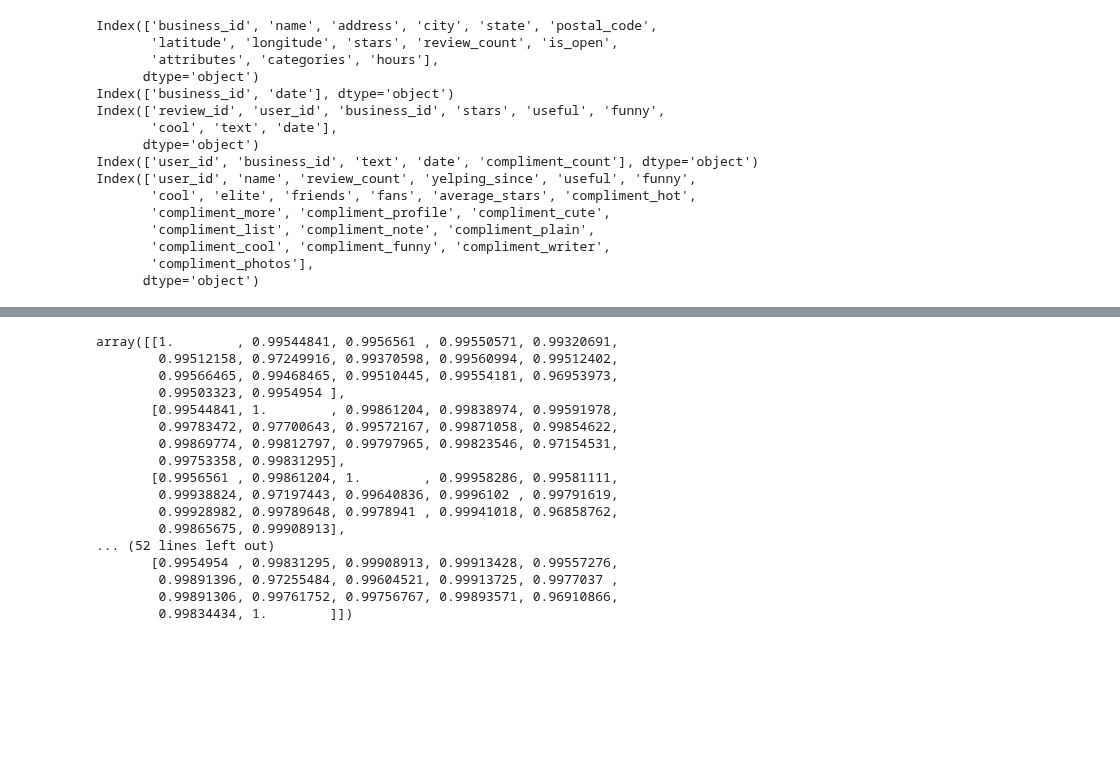
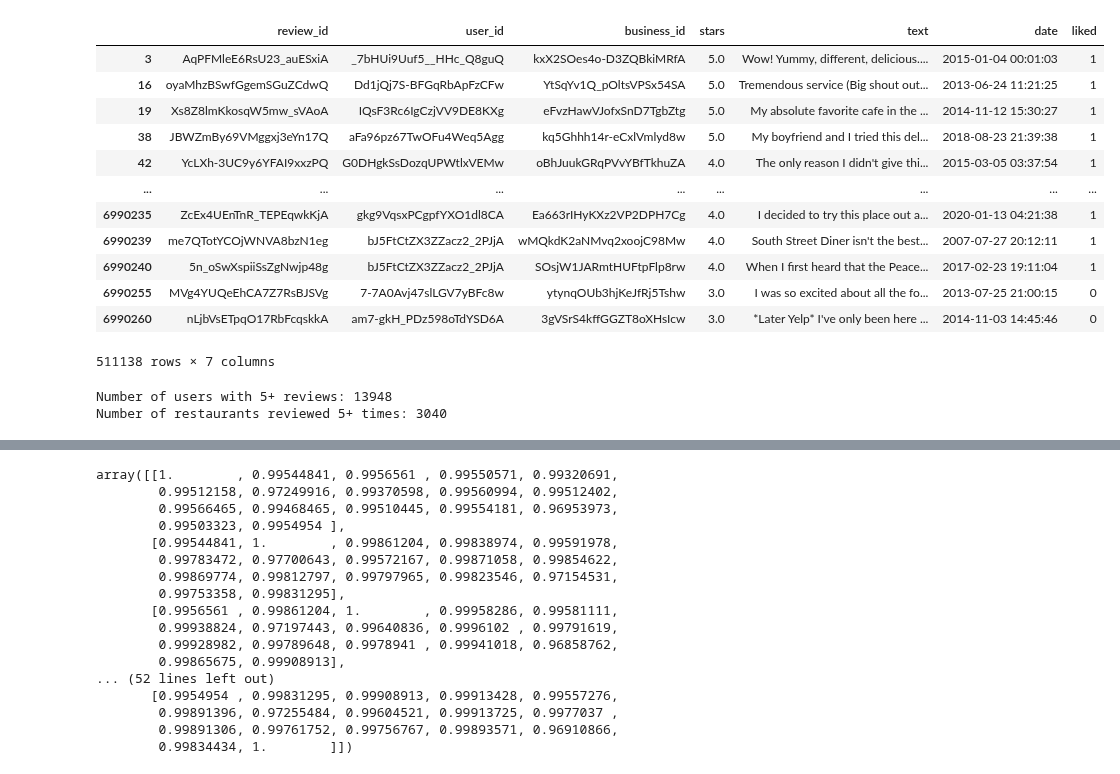
Before and after one commit to larasneves/ComplexDataAnalysis, a Jupyter notebook: Part 1 NLP Recommendation System/Pipeline_ADC.ipynb, the cells around one changed output, grey strips where cells are left out. Drawn from its saved outputs; the diff is of its cells as text; code cells hidden in the pictures; blank space fills up the shorter version.

```diff
--- a/Part 1 NLP Recommendation System/Pipeline_ADC.ipynb
+++ b/Part 1 NLP Recommendation System/Pipeline_ADC.ipynb
@@ -41,36 +44,43 @@ df_review=pd.read_csv('yelp_academic_dataset_review.csv')
 df_tip=pd.read_csv('yelp_academic_dataset_tip.csv')
 df_user=pd.read_csv('yelp_academic_dataset_user.csv')
 
-print(df_business.columns)
-print(df_checkin.columns)
-print(df_review.columns)
-print(df_tip.columns)
-print(df_user.columns)
+# print(df_business.columns)
+# print(df_checkin.columns)
+# print(df_review.columns)
+# print(df_tip.columns)
+# print(df_user.columns)
-# %% [output]
-Index(['business_id', 'name', 'address', 'city', 'state', 'postal_code',
-       'latitude', 'longitude', 'stars', 'review_count', 'is_open',
-       'attributes', 'categories', 'hours'],
-      dtype='object')
-Index(['business_id', 'date'], dtype='object')
-Index(['review_id', 'user_id', 'business_id', 'stars', 'useful', 'funny',
-       'cool', 'text', 'date'],
-      dtype='object')
-Index(['user_id', 'business_id', 'text', 'date', 'compliment_count'], dtype='object')
-Index(['user_id', 'name', 'review_count', 'yelping_since', 'useful', 'funny',
-       'cool', 'elite', 'friends', 'fans', 'average_stars', 'compliment_hot',
-       'compliment_more', 'compliment_profile', 'compliment_cute',
-       'compliment_list', 'compliment_note', 'compliment_plain',
-       'compliment_cool', 'compliment_funny', 'compliment_writer',
-       'compliment_photos'],
-      dtype='object')
 # %%
 #Subset de dados
 
 df_business_filadelfia = df_business[(df_business['city'] == 'Philadelphia') & (df_business['categories'].str.contains('Restaurants', na=False)) & (df_business['is_open']==1)].reset_index(drop=True)
-df_business_filadelfia=df_business_filadelfia[['business_id', 'name', 'stars', 'review_count', 'attributes', 'categories', 'hours']]
+df_business_filadelfia=df_business_filadelfia[['business_id', 'name', 'stars', 'review_count', 'attributes', 'categories', 'hours']].reset_index(drop=True)
 
 df_review_filadelfia = df_review[df_review['business_id'].isin(df_business_filadelfia['business_id'])]
 df_review_filadelfia=df_review_filadelfia[['review_id', 'user_id', 'business_id', 'stars', 'text', 'date']]
+df_review_filadelfia['liked'] = (df_review_filadelfia['stars'] > 3).astype(int)
+df_review_filadelfia_profiles = df_review_filadelfia[df_review_filadelfia['liked'] == 1].reset_index(drop=True)
 
 df_user_filadelfia = df_user[df_user['user_id'].isin(df_review_filadelfia['user_id'])]
-df_user_filadelfia=df_user_filadelfia[['user_id', 'name', 'review_count', 'yelping_since', 'elite', 'average_stars']]
+df_user_filadelfia=df_user_filadelfia[['user_id', 'name', 'review_count', 'yelping_since', 'elite', 'average_stars']].reset_index(drop=True)
+
+# Perfis LDA
+user_profile = pd.read_csv("user_profiles.csv")
+user_profile = user_profile.drop(columns=['Unnamed: 0'])
+restaurant_profile = pd.read_csv("restaurant_profiles.csv")
+restaurant_profile = restaurant_profile.drop(columns=['Unnamed: 0'])
+# %%
+df_review_filadelfia
+# %% [output]
+|  | review_id | user_id | business_id | stars | text | date | liked |
+| 3 | AqPFMleE6RsU23_auESxiA | _7bHUi9Uuf5__HHc_Q8guQ | kxX2SOes4o-D3ZQBkiMRfA | 5.0 | Wow! Yummy, different, delicious.... | 2015-01-04 00:01:03 | 1 |
+| 16 | oyaMhzBSwfGgemSGuZCdwQ | Dd1jQj7S-BFGqRbApFzCFw | YtSqYv1Q_pOltsVPSx54SA | 5.0 | Tremendous service (Big shout out... | 2013-06-24 11:21:25 | 1 |
+| 19 | Xs8Z8lmKkosqW5mw_sVAoA | IQsF3Rc6IgCzjVV9DE8KXg | eFvzHawVJofxSnD7TgbZtg | 5.0 | My absolute favorite cafe in the ... | 2014-11-12 15:30:27 | 1 |
+| 38 | JBWZmBy69VMggxj3eYn17Q | aFa96pz67TwOFu4Weq5Agg | kq5Ghhh14r-eCxlVmlyd8w | 5.0 | My boyfriend and I tried this del... | 2018-08-23 21:39:38 | 1 |
+| 42 | YcLXh-3UC9y6YFAI9xxzPQ | G0DHgkSsDozqUPWtlxVEMw | oBhJuukGRqPVvYBfTkhuZA | 4.0 | The only reason I didn't give thi... | 2015-03-05 03:37:54 | 1 |
+| ... | ... | ... | ... | ... | ... | ... | ... |
+| 6990235 | ZcEx4UEnTnR_TEPEqwkKjA | gkg9VqsxPCgpfYXO1dl8CA | Ea663rIHyKXz2VP2DPH7Cg | 4.0 | I decided to try this place out a... | 2020-01-13 04:21:38 | 1 |
+| 6990239 | me7QTotYCOjWNVA8bzN1eg | bJ5FtCtZX3ZZacz2_2PJjA | wMQkdK2aNMvq2xoojC98Mw | 4.0 | South Street Diner isn't the best... | 2007-07-27 20:12:11 | 1 |
+| 6990240 | 5n_oSwXspiiSsZgNwjp48g | bJ5FtCtZX3ZZacz2_2PJjA | SOsjW1JARmtHUFtpFlp8rw | 4.0 | When I first heard that the Peace... | 2017-02-23 19:11:04 | 1 |
+| 6990255 | MVg4YUQeEhCA7Z7RsBJSVg | 7-7A0Avj47slLGV7yBFc8w | ytynqOUb3hjKeJfRj5Tshw | 3.0 | I was so excited about all the fo... | 2013-07-25 21:00:15 | 0 |
+| 6990260 | nLjbVsETpqO17RbFcqskkA | am7-gkH_PDz598oTdYSD6A | 3gVSrS4kffGGZT8oXHsIcw | 3.0 | *Later Yelp* I've only been here ... | 2014-11-03 14:45:46 | 0 |
+511138 rows × 7 columns
@@ -76,0 +95,6 @@ df_user_filadelfia=df_user_filadelfia[['user_id', 'name', 'review_count', 'yelpi
+# %%
+print(f'Number of users with 5+ reviews: {len(users_with_5_plus_reviews)}')
+print(f'Number of restaurants reviewed 5+ times: {len(restaurants_with_5_plus_reviews)}')
+# %% [output]
+Number of users with 5+ reviews: 13948
+Number of restaurants reviewed 5+ times: 3040
```
Also changed, not shown: parts of 11 cells of this notebook.
